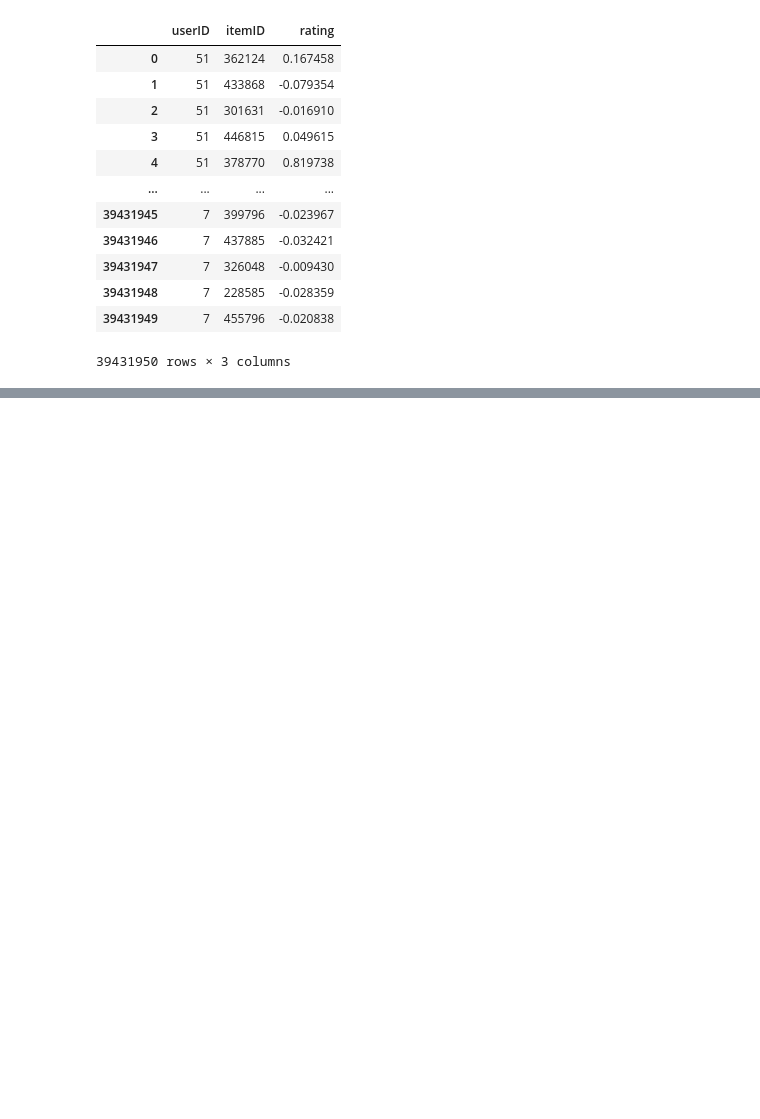
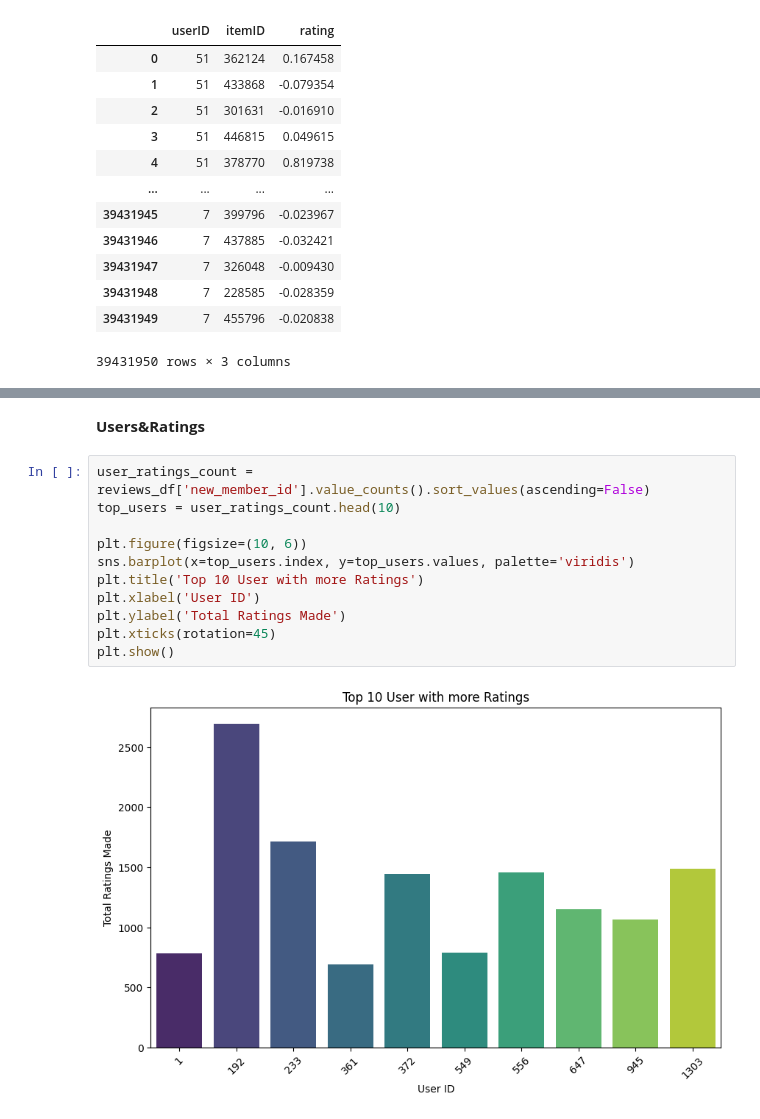
Before and after one commit to iara113/Sistemas-de-Recomenda-o, a Jupyter notebook: RS_Imp&Rec.ipynb, the cells around one changed output, grey strips where cells are left out. Saved outputs shown, nothing was run; the diff lists cells and outputs as text; blank space fills up the shorter version.

```diff
--- a/RS_Imp&Rec.ipynb
+++ b/RS_Imp&Rec.ipynb
@@ -1043,0 +1260,15 @@ Catalog Coverage: 0.409533
+# %% [markdown]
+**Users&Ratings**
+# %%
+user_ratings_count = reviews_df['new_member_id'].value_counts().sort_values(ascending=False)
+top_users = user_ratings_count.head(10)
+
+plt.figure(figsize=(10, 6))
+sns.barplot(x=top_users.index, y=top_users.values, palette='viridis')
+plt.title('Top 10 User with more Ratings')
+plt.xlabel('User ID')
+plt.ylabel('Total Ratings Made')
+plt.xticks(rotation=45)
+plt.show()
+# %% [output]
+[figure, added]
```
Also changed, not shown: parts of 189 cells of this notebook.
